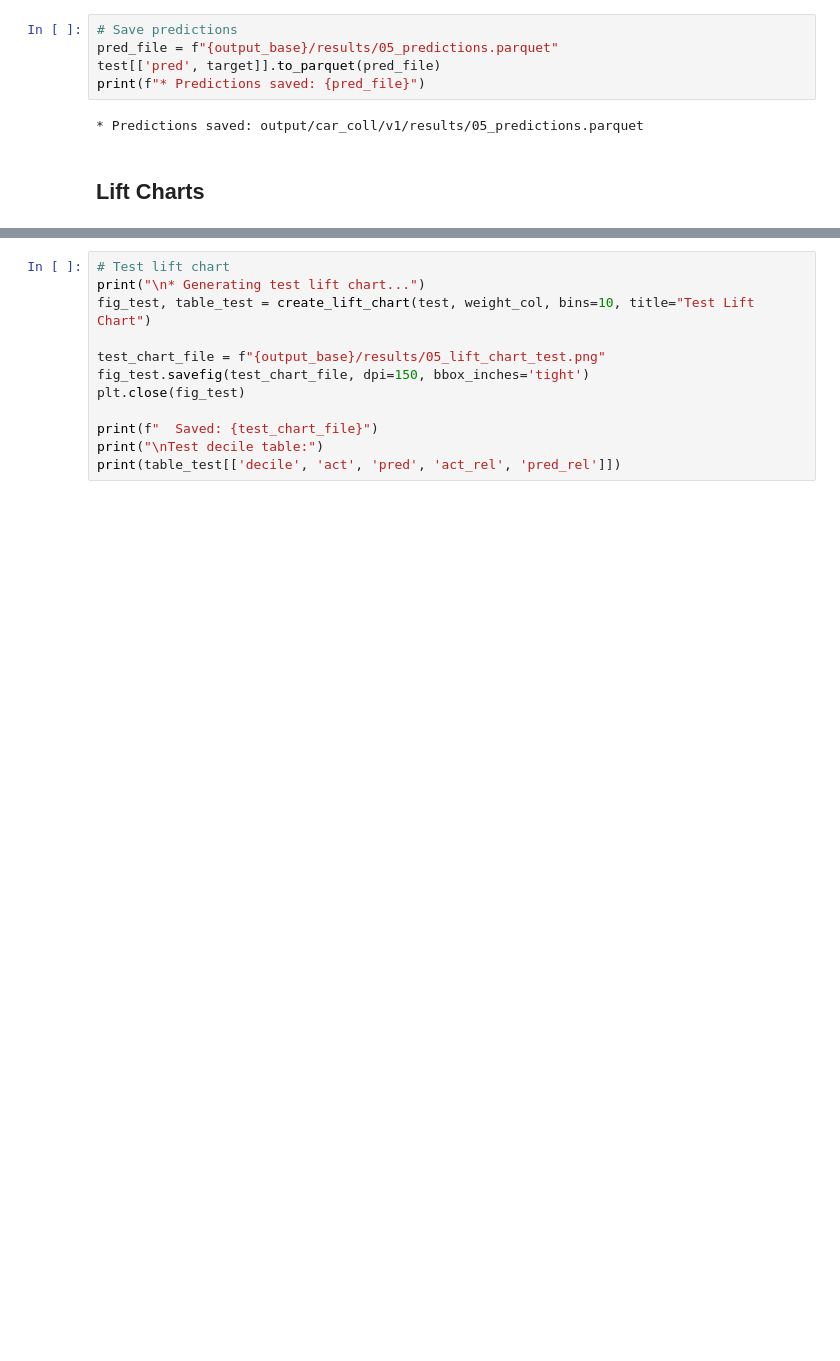
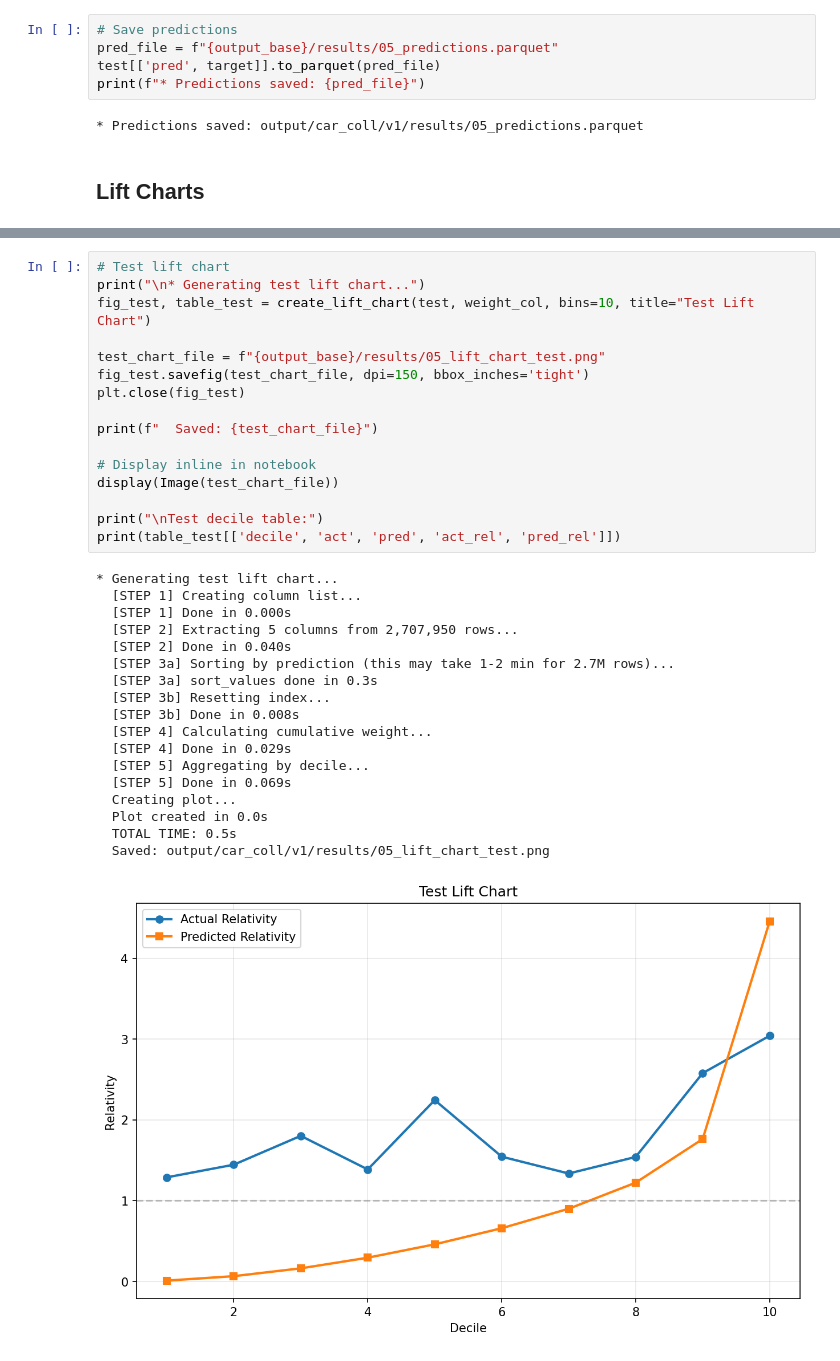
Before and after one commit to axspinnacle/26Dmodelv1, a Jupyter notebook: output/car_coll/v1/notebooks/05_model_training.ipynb, the cells around one changed output, grey strips where cells are left out. Drawn from its saved outputs; the diff is of its cells as text; blank space fills up the shorter version.

```diff
--- a/output/car_coll/v1/notebooks/05_model_training.ipynb
+++ b/output/car_coll/v1/notebooks/05_model_training.ipynb
@@ -228,12 +256,35 @@ print(table_train[['decile', 'act', 'pred', 'act_rel', 'pred_rel']])
 # %%
 # Test lift chart
 print("\n* Generating test lift chart...")
 fig_test, table_test = create_lift_chart(test, weight_col, bins=10, title="Test Lift Chart")
 
 test_chart_file = f"{output_base}/results/05_lift_chart_test.png"
 fig_test.savefig(test_chart_file, dpi=150, bbox_inches='tight')
 plt.close(fig_test)
 
 print(f"  Saved: {test_chart_file}")
+
+# Display inline in notebook
+display(Image(test_chart_file))
+
 print("\nTest decile table:")
 print(table_test[['decile', 'act', 'pred', 'act_rel', 'pred_rel']])
+# %% [output]
+* Generating test lift chart...
+  [STEP 1] Creating column list...
+  [STEP 1] Done in 0.000s
+  [STEP 2] Extracting 5 columns from 2,707,950 rows...
+  [STEP 2] Done in 0.040s
+  [STEP 3a] Sorting by prediction (this may take 1-2 min for 2.7M rows)...
+  [STEP 3a] sort_values done in 0.3s
+  [STEP 3b] Resetting index...
+  [STEP 3b] Done in 0.008s
+  [STEP 4] Calculating cumulative weight...
+  [STEP 4] Done in 0.029s
+  [STEP 5] Aggregating by decile...
+  [STEP 5] Done in 0.069s
+  Creating plot...
+  Plot created in 0.0s
+  TOTAL TIME: 0.5s
+  Saved: output/car_coll/v1/results/05_lift_chart_test.png
+[figure, added]
```
Also changed, not shown: parts of 10 cells of this notebook, 11 other files.
